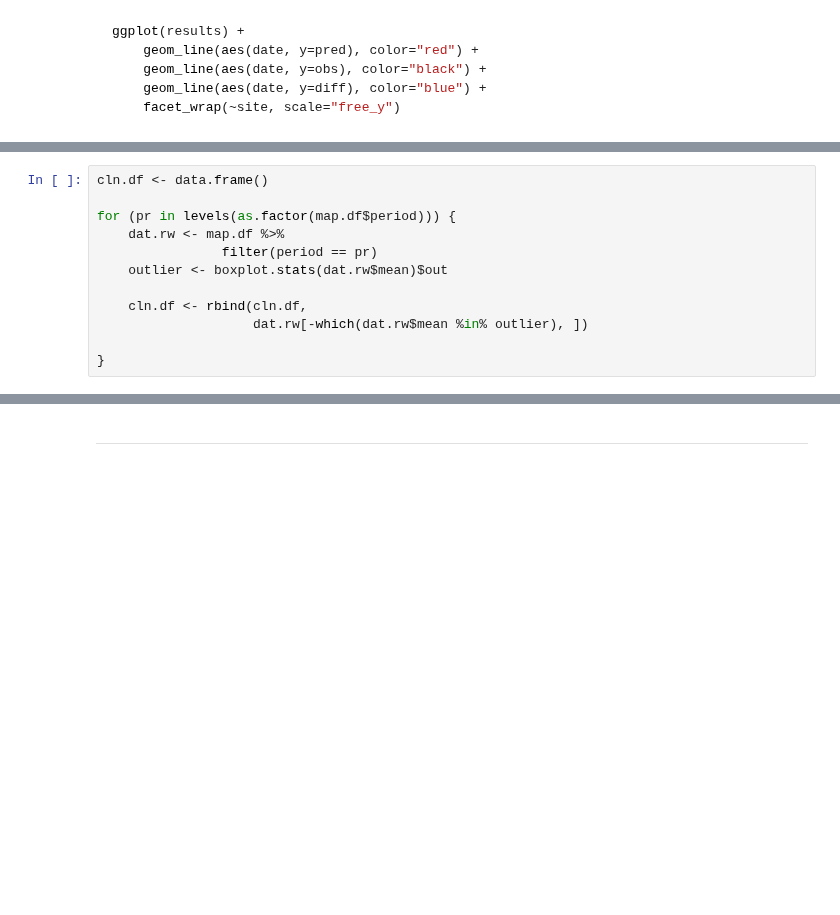
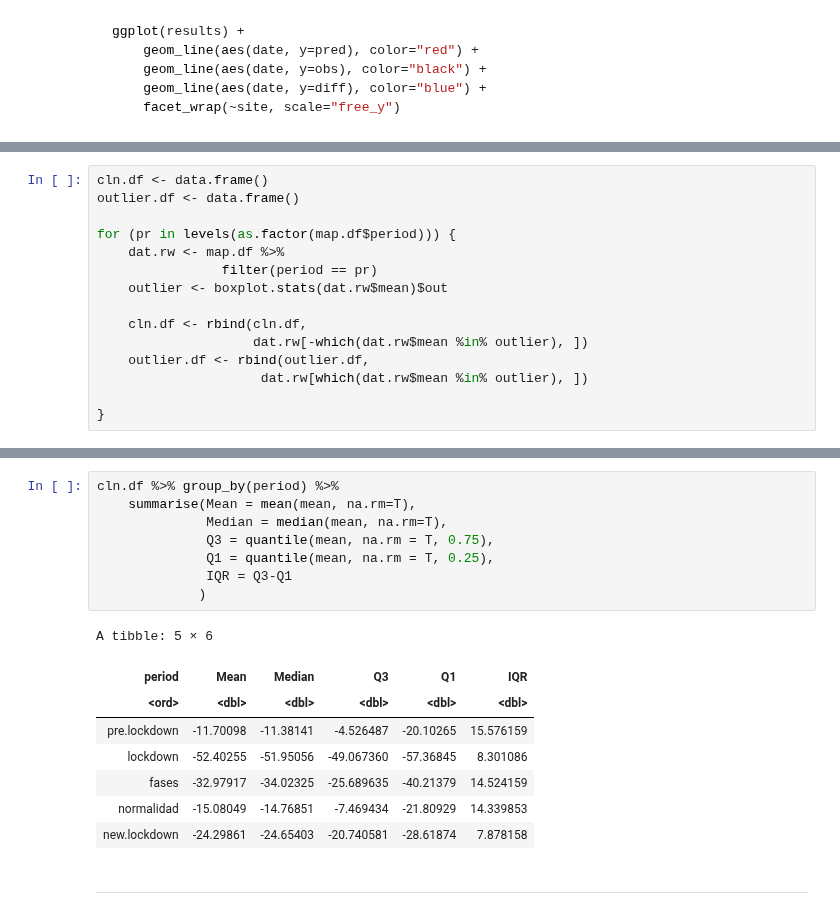
Before and after one commit to Jaimedgp/AirQualityCOVID, a Jupyter notebook: notebooks/Analysis/periods.ipynb, the cells around one changed output, grey strips where cells are left out. Cells and saved outputs as stored; diff of their text form; blank space fills up the shorter version.

```diff
--- a/notebooks/Analysis/periods.ipynb
+++ b/notebooks/Analysis/periods.ipynb
@@ -108,5 +122,6 @@ Warning message:
 # %%
 cln.df <- data.frame()
+outlier.df <- data.frame()
 
 for (pr in levels(as.factor(map.df$period))) {
     dat.rw <- map.df %>%
@@ -115,5 +130,7 @@ for (pr in levels(as.factor(map.df$period))) {
 
     cln.df <- rbind(cln.df,
                     dat.rw[-which(dat.rw$mean %in% outlier), ])
+    outlier.df <- rbind(outlier.df,
+                     dat.rw[which(dat.rw$mean %in% outlier), ])
 
 }
@@ -122,3 +151,20 @@ cln.df <- map.df
+# %%
+cln.df %>% group_by(period) %>%
+    summarise(Mean = mean(mean, na.rm=T),
+              Median = median(mean, na.rm=T),
+              Q3 = quantile(mean, na.rm = T, 0.75),
+              Q1 = quantile(mean, na.rm = T, 0.25),
+              IQR = Q3-Q1
+             )
+# %% [output]
+A tibble: 5 × 6
+| period | Mean | Median | Q3 | Q1 | IQR |
+| <ord> | <dbl> | <dbl> | <dbl> | <dbl> | <dbl> |
+| pre.lockdown | -11.70098 | -11.38141 | -4.526487 | -20.10265 | 15.576159 |
+| lockdown | -52.40255 | -51.95056 | -49.067360 | -57.36845 | 8.301086 |
+| fases | -32.97917 | -34.02325 | -25.689635 | -40.21379 | 14.524159 |
+| normalidad | -15.08049 | -14.76851 | -7.469434 | -21.80929 | 14.339853 |
+| new.lockdown | -24.29861 | -24.65403 | -20.740581 | -28.61874 | 7.878158 |
 # %% [markdown]
 ---
 # %%
```
Also changed, not shown: parts of 11 cells of this notebook, 5 other files.
